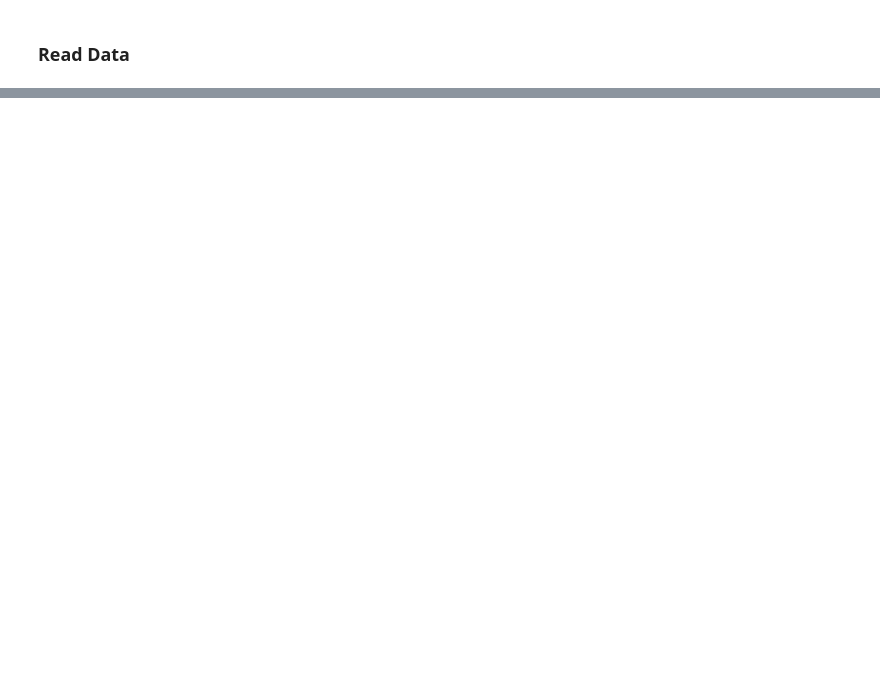
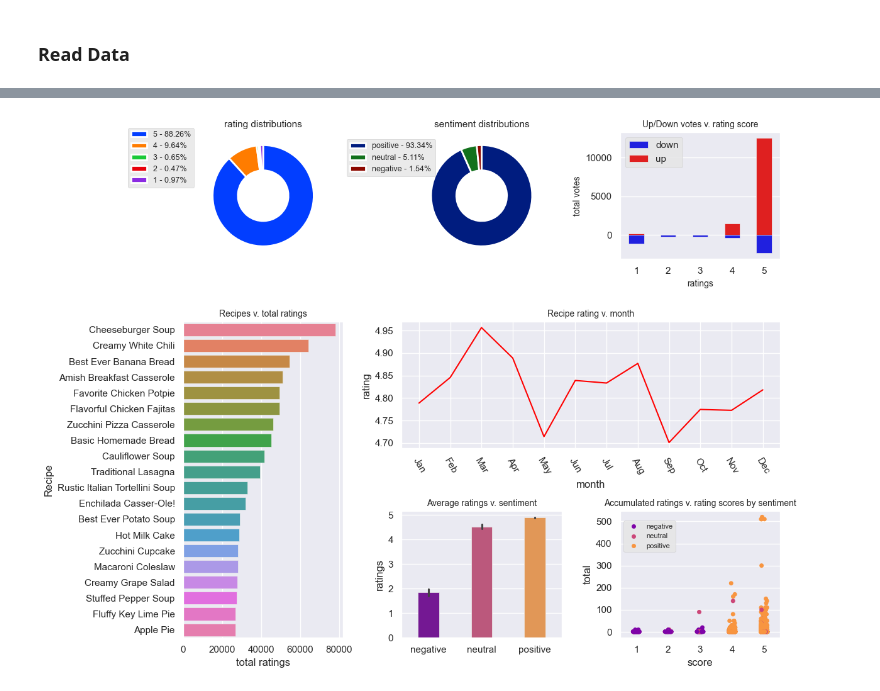
Before and after one commit to baloyi015/cook-book-text-analysis, a Jupyter notebook: cook_book.ipynb, the cells around one changed output, grey strips where cells are left out. Saved outputs shown, nothing was run; the diff lists cells and outputs as text; code cells hidden in the pictures; blank space fills up the shorter version.

```diff
--- a/cook_book.ipynb
+++ b/cook_book.ipynb
@@ -467,0 +160,48 @@ cloud_plot(sorted_neg, 'Words for negative sentiment')
+# %%
+# Recipe rating v. month
+def ratings_month_plot(ax):
+    df4 = modelpoint.groupby(['month'],as_index=False)['ratings'].mean().sort_values('month')
+    df4.month = df4.month.map(month_dict)
+    sns.lineplot(df4, x='month', y='ratings', ax=ax, errorbar=None, color='red')
+    ax.set_xticks(ticks=list(range(df4.month.nunique())))
+    ax.set_xticklabels(labels=df4.month.unique(),rotation=-60)
+    ax.set_ylabel('rating')
+    ax.set_xlabel('month')
+    ax.set_title('Recipe rating v. month', fontdict=dict(size=10))
+# %%
+# Accumulated ratings v. rating scores by sentiment
+def max_ratings_plot(ax):
+    sns.stripplot(modelpoint, x='ratings', y='user_behavior',palette='plasma', hue='sentiment',ax=ax)
+    ax.legend(loc='center left', fontsize='8', bbox_to_anchor=(0,0.8))
+    ax.set_title('Accumulated ratings v. rating scores by sentiment', fontdict=dict(size=10))
+    ax.set_ylabel('total')
+    ax.set_xlabel('score')
+# %%
+plt.figure(figsize=(12,9))
+sns.set_style('darkgrid')
+nrow = 3
+ncol = 3
+
+ax1 = plt.subplot2grid((nrow,ncol),(0,0))
+ax2 = plt.subplot2grid((nrow,ncol),(0,1))
+ax3 = plt.subplot2grid((nrow,ncol),(0,2))
+ax4 = plt.subplot2grid((nrow,ncol),(1,0), rowspan=2)
+ax5 = plt.subplot2grid((nrow,ncol),(1,1), colspan=2)
+# ax6 & ax7 - Are not added to template; their space is covered by spanning rows/cols
+ax8 = plt.subplot2grid((nrow,ncol),(2,1), rowspan=1)
+ax9 = plt.subplot2grid((nrow,ncol),(2,2))
+
+distribution_chart(ax1, 'ratings', 'rating')
+distribution_chart(ax2, 'sentiment', 'sentiment')
+up_down_vote_plot(ax3)
+recipe_rating_count_plot(ax4,topn=20)
+ratings_month_plot(ax5)
+ratings_sentiment_plot(ax8)
+recipe_rating_count_plot(ax4,topn=20)
+max_ratings_plot(ax9)
+
+plt.tight_layout()
+
+plt.show()
+# %% [output]
+[figure, added]
```
Also changed, not shown: parts of 55 cells of this notebook, 3 other files.
